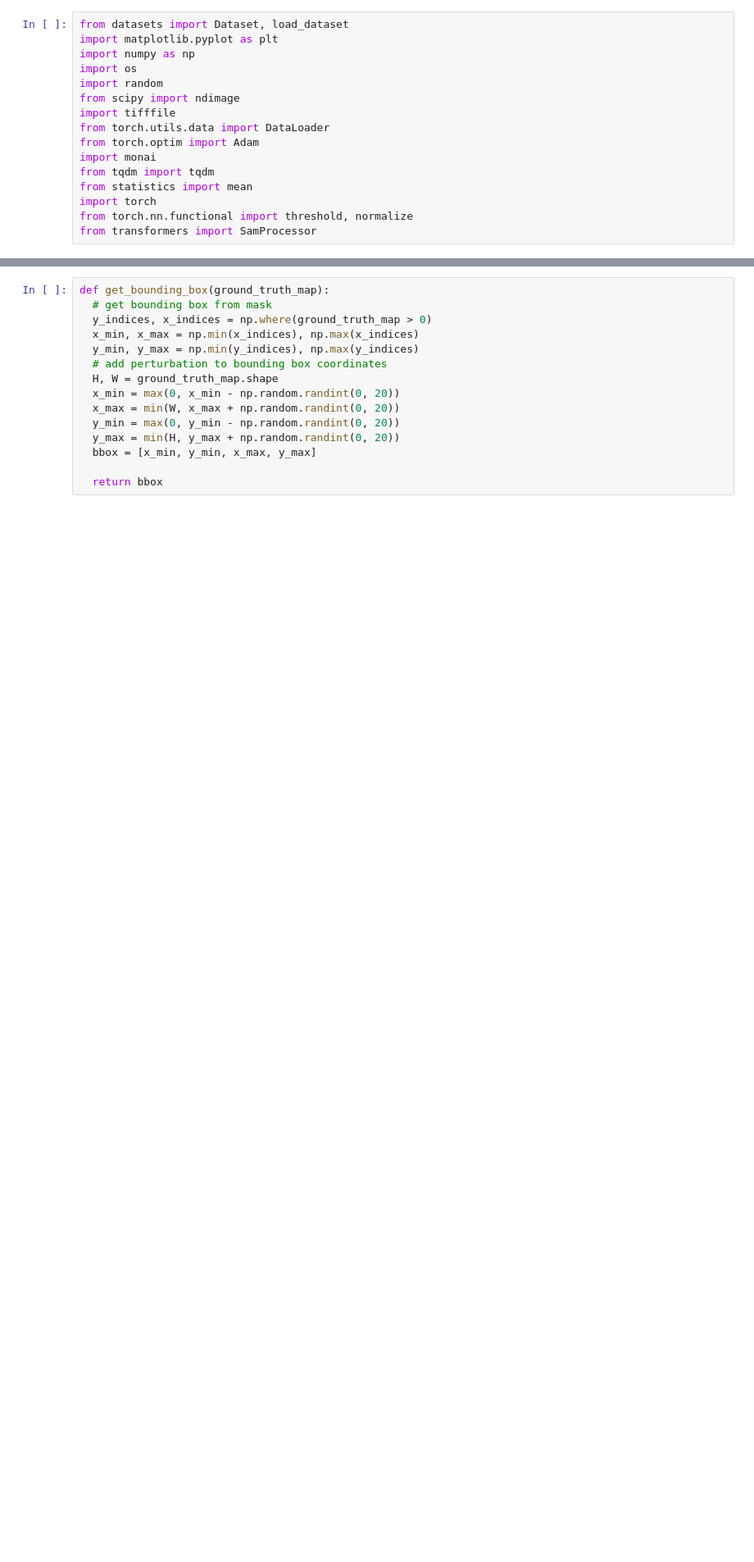
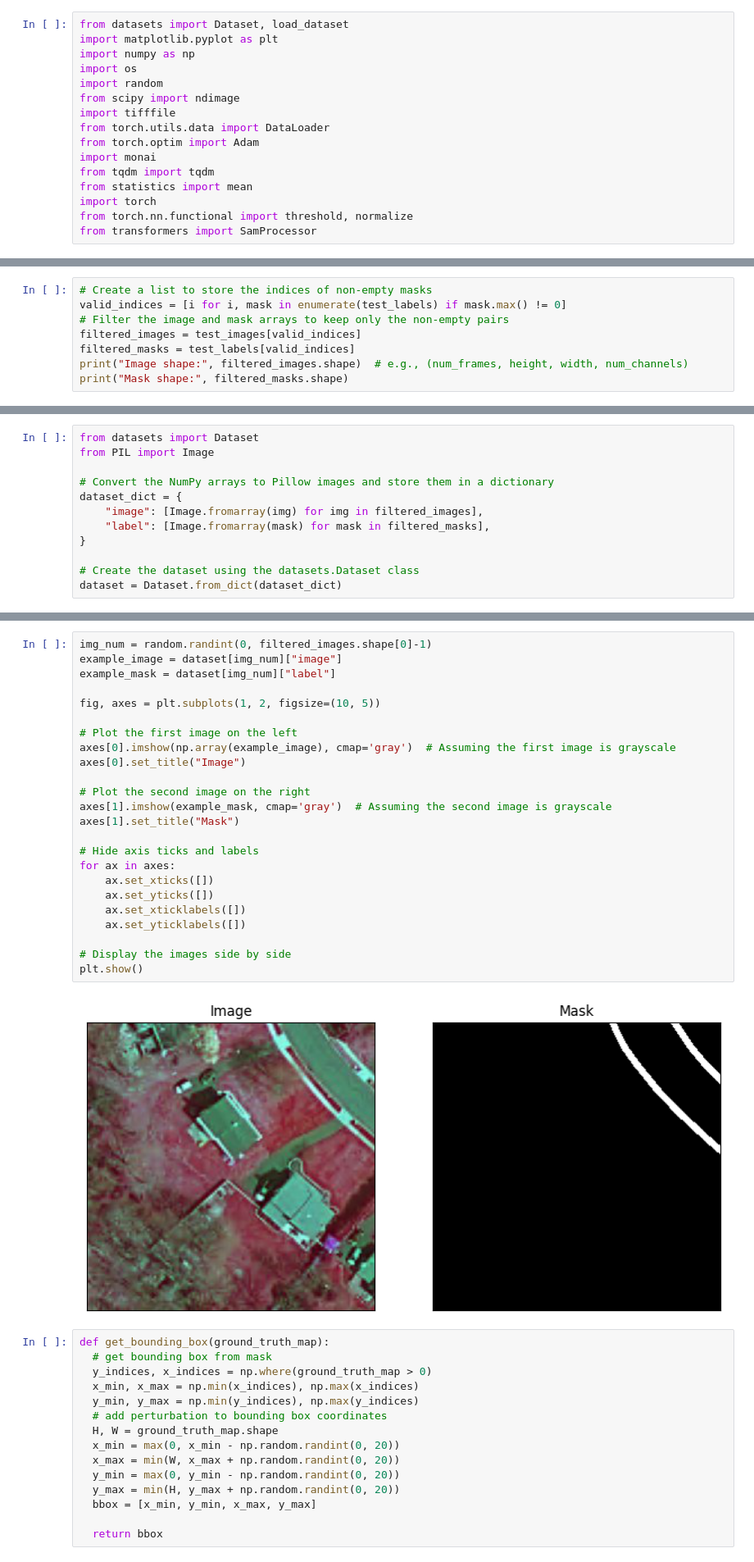
Before and after one commit to dhauss/csgy6613-project, a Jupyter notebook: ML3/finetune.ipynb, the cells around one changed output, grey strips where cells are left out. Shown: that part at 82% size. Drawn from its saved outputs; the diff is of its cells as text; blank space fills up the shorter version.

Commit message:
local dataset loaded and tested

```diff
--- a/ML3/finetune.ipynb
+++ b/ML3/finetune.ipynb
@@ -30,0 +36,8 @@ print(next(iter(sidewalk_test)))
+# %%
+# Create a list to store the indices of non-empty masks
+valid_indices = [i for i, mask in enumerate(test_labels) if mask.max() != 0]
+# Filter the image and mask arrays to keep only the non-empty pairs
+filtered_images = test_images[valid_indices]
+filtered_masks = test_labels[valid_indices]
+print("Image shape:", filtered_images.shape)  # e.g., (num_frames, height, width, num_channels)
+print("Mask shape:", filtered_masks.shape)
@@ -30,0 +47,12 @@ print(next(iter(sidewalk_test)))
+# %%
+from datasets import Dataset
+from PIL import Image
+
+# Convert the NumPy arrays to Pillow images and store them in a dictionary
+dataset_dict = {
+    "image": [Image.fromarray(img) for img in filtered_images],
+    "label": [Image.fromarray(mask) for mask in filtered_masks],
+}
+
+# Create the dataset using the datasets.Dataset class
+dataset = Dataset.from_dict(dataset_dict)
@@ -31,3 +66,29 @@ print(next(iter(sidewalk_test)))
+# %%
+img_num = random.randint(0, filtered_images.shape[0]-1)
+example_image = dataset[img_num]["image"]
+example_mask = dataset[img_num]["label"]
+
+fig, axes = plt.subplots(1, 2, figsize=(10, 5))
+
+# Plot the first image on the left
+axes[0].imshow(np.array(example_image), cmap='gray')  # Assuming the first image is grayscale
+axes[0].set_title("Image")
+
+# Plot the second image on the right
+axes[1].imshow(example_mask, cmap='gray')  # Assuming the second image is grayscale
+axes[1].set_title("Mask")
+
+# Hide axis ticks and labels
+for ax in axes:
+    ax.set_xticks([])
+    ax.set_yticks([])
+    ax.set_xticklabels([])
+    ax.set_yticklabels([])
+
+# Display the images side by side
+plt.show()
+# %% [output]
+[figure, added]
 # %%
 def get_bounding_box(ground_truth_map):
   # get bounding box from mask
```
Also changed, not shown: parts of 8 cells of this notebook.
